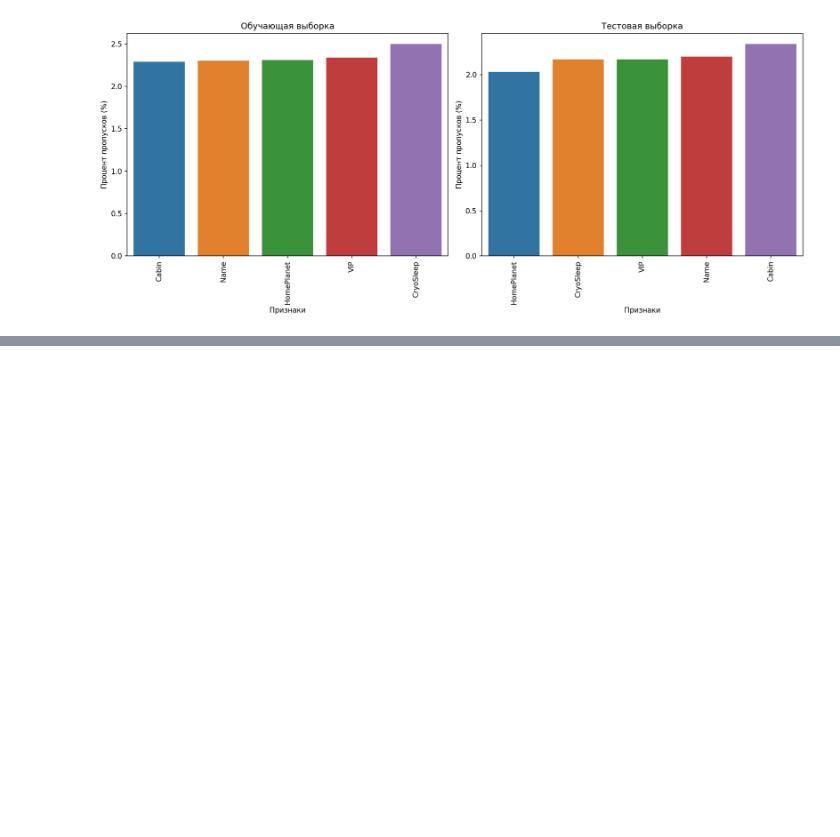
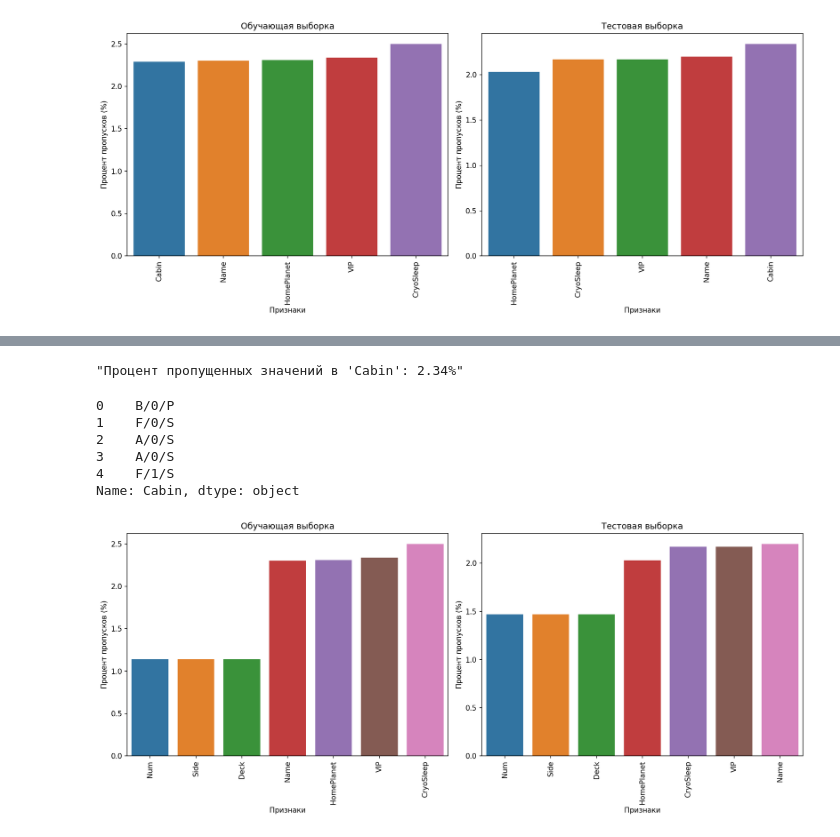
Before and after one commit to MoyMarMois/Spaceship-Titanic, a Jupyter notebook: src/Spaceship.ipynb, the cells around one changed output, grey strips where cells are left out. Cells and saved outputs as stored; diff of their text form; code cells hidden in the pictures; blank space fills up the shorter version.

Commit message:
Cabin 1/3

```diff
--- a/src/Spaceship.ipynb
+++ b/src/Spaceship.ipynb
@@ -323,0 +332,13 @@ show_missing_data(df_train, df_test)
+# %%
+percent_missing(df_test, "Cabin")
+# %% [output]
+"Процент пропущенных значений в 'Cabin': 2.34%"
+# %%
+df_train["Cabin"].head()
+# %% [output]
+0    B/0/P
+1    F/0/S
+2    A/0/S
+3    A/0/S
+4    F/1/S
+Name: Cabin, dtype: object
@@ -323,0 +350,17 @@ show_missing_data(df_train, df_test)
+# %%
+for col in ["Deck", "Side"]:
+    cabin_map = pd.concat([df_train, df_test]).dropna(subset=col).groupby("Group")[col].first().to_dict()
+
+    df_train[col] = df_train[col].fillna(df_train["Group"].map(cabin_map))
+    df_test[col] = df_test[col].fillna(df_test["Group"].map(cabin_map))
+
+num_map = pd.concat([df_train, df_test]).dropna(subset=["Num"]).groupby("Group")["Num"].median().to_dict()
+df_train["Num"] = df_train["Num"].fillna(df_train["Group"].map(num_map))
+df_test["Num"] = df_test["Num"].fillna(df_test["Group"].map(num_map))
+# %%
+df_train = df_train.drop("Cabin", axis = 1)
+df_test = df_test.drop("Cabin", axis = 1)
+# %%
+show_missing_data(df_train, df_test)
+# %% [output]
+[figure, added]
```
Also changed, not shown: parts of 7 cells of this notebook.
